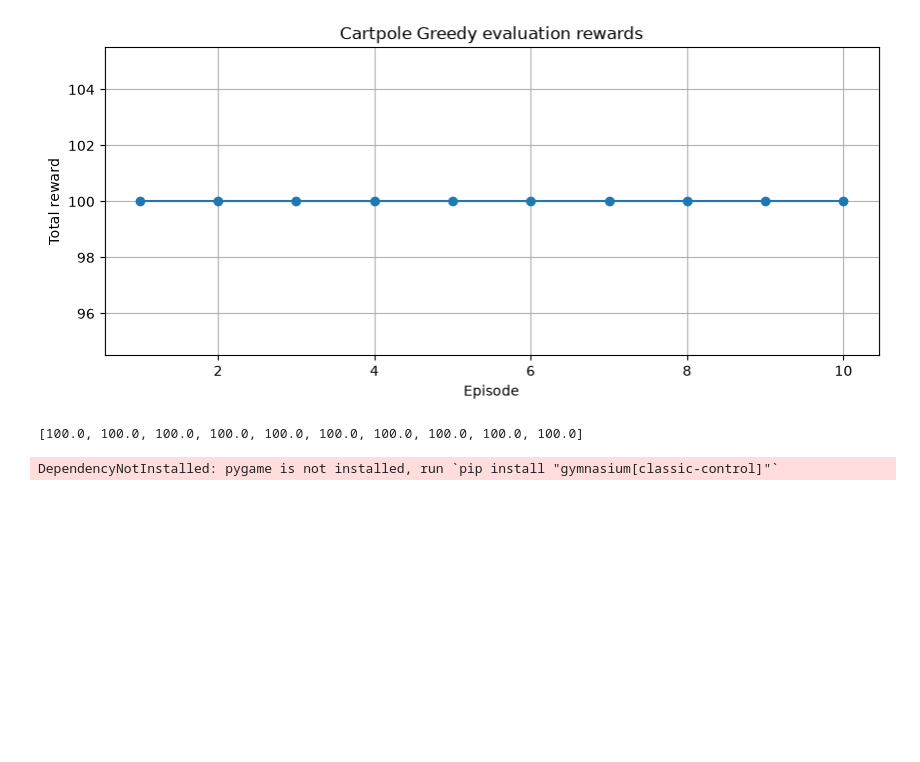
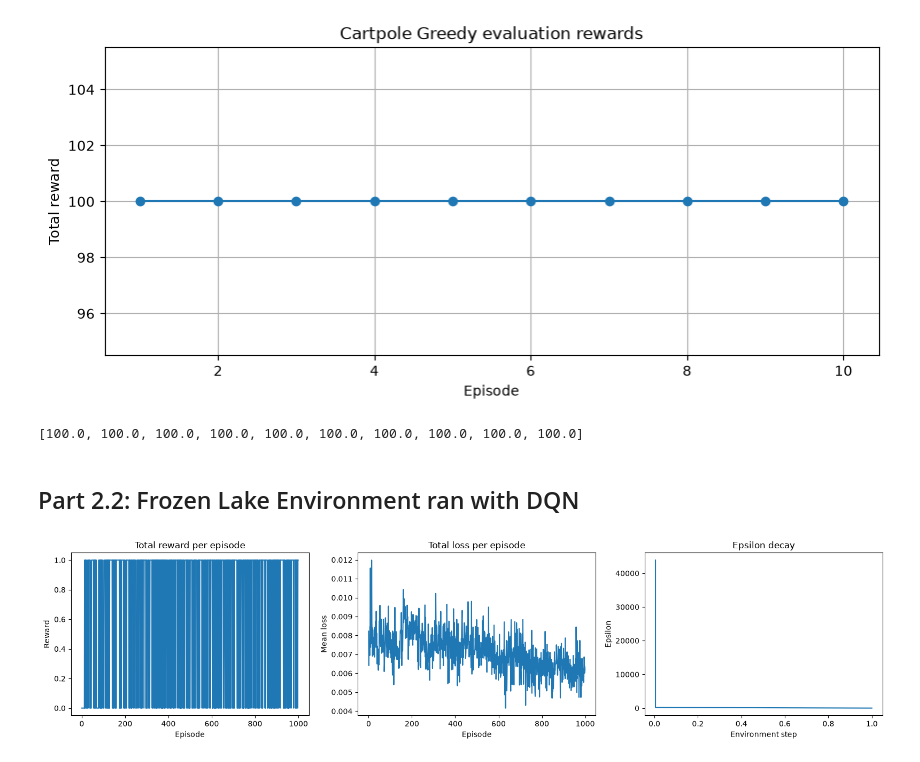
Before and after one commit to CailanJB/DQN, a Jupyter notebook: a2_part_2_cailneje2.ipynb, the cells around one changed output. Cells and saved outputs as stored; diff of their text form; code cells hidden in the pictures; blank space fills up the shorter version.

Commit message:
Frostlake network completed

```diff
--- a/a2_part_2_cailneje2.ipynb
+++ b/a2_part_2_cailneje2.ipynb
@@ -467,9 +451,5 @@ Episode 9: reward = 100
 Episode 10: reward = 100
 [figure]
 [100.0, 100.0, 100.0, 100.0, 100.0, 100.0, 100.0, 100.0, 100.0, 100.0]
-# %%
-#render cart environemnt
-cart_render = plot_eval_greedy_cart(online_cart_network,episodes=1,render=True)
-cart_render
-# %% [output]
-DependencyNotInstalled: pygame is not installed, run `pip install "gymnasium[classic-control]"`
+# %% [markdown]
+## Part 2.2: Frozen Lake Environment ran with DQN
@@ -475,0 +551,8 @@ DependencyNotInstalled: pygame is not installed, run `pip install "gymnasium[cla
+# %%
+frozen_env = gym.make("FrozenLake-v1",map_name="4x4",is_slippery=True)
+frozen_replay_buffer = deque(maxlen=REPLAY_BUFFER_SIZE)
+frozen_online_network = Frozen_Lake_Q_Network().to(device)
+frozen_target_network = Frozen_Lake_Q_Network().to(device)
+frozen_target_network.load_state_dict(frozen_online_network.state_dict())
+frozen_target_network.eval()
+frozen_optimizer = torch.optim.Adam(frozen_online_network.parameters(),lr=LEARNING_RATE)
@@ -475,0 +597,8 @@ DependencyNotInstalled: pygame is not installed, run `pip install "gymnasium[cla
+# %%
+#Plots generated for regualar run no auto selecting greedy actions
+frozen_training_rewards,frozen_training_losses,frozen_training_steps,frozen_epsilon_hist = frozen_loop(frozen_replay_buffer,frozen_env,MAX_STEPS,MAX_EPISODES,frozen_online_network,frozen_target_network,frozen_optimizer)
+frozen_env.close()
+torch.save(frozen_online_network.state_dict(),"frozenLake_weights.pth")
+plot_rewards(frozen_training_rewards,frozen_training_losses,frozen_training_steps,frozen_epsilon_hist)
+# %% [output]
+[figure, added]
```
Also changed, not shown: parts of 12 cells of this notebook, 5 other files.
